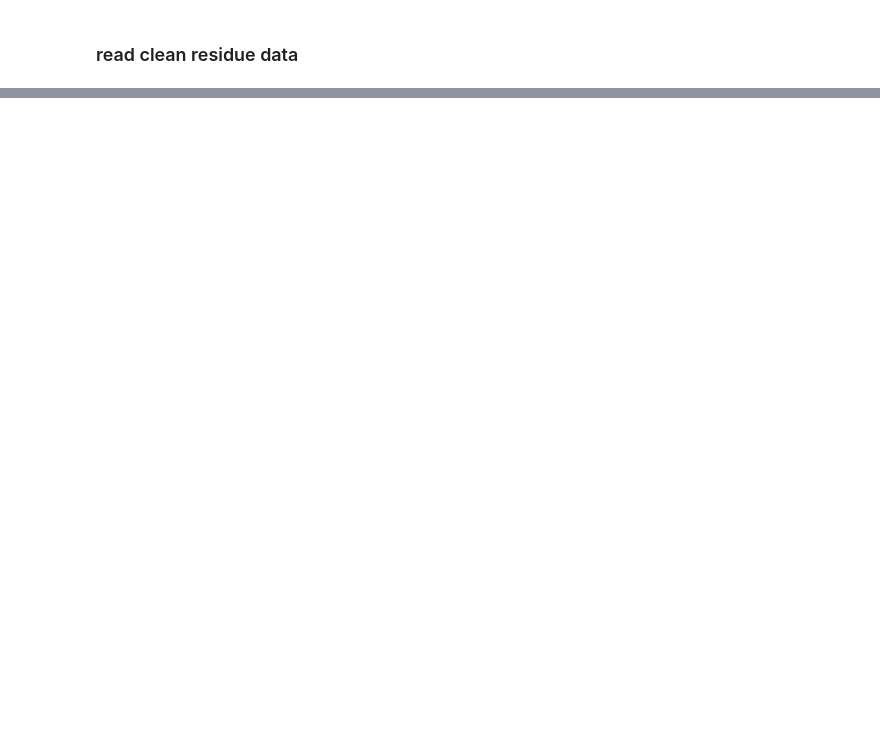
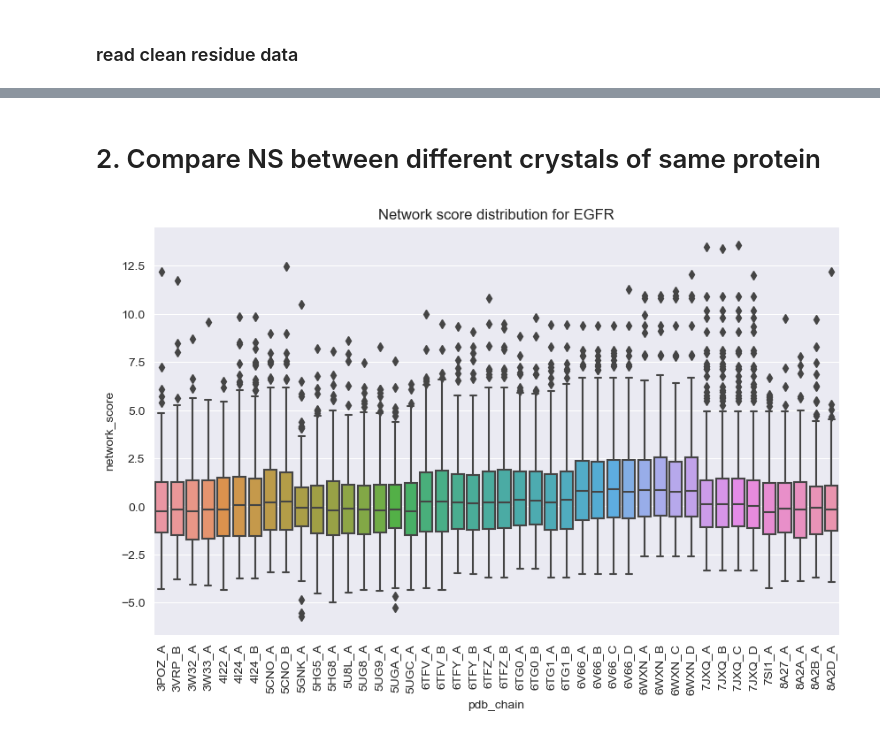
Before and after one commit to Yoannli/NetworkAnalysis, a Jupyter notebook: analysis.ipynb, the cells around one changed output, grey strips where cells are left out. Saved outputs shown, nothing was run; the diff lists cells and outputs as text; code cells hidden in the pictures; blank space fills up the shorter version.

```diff
--- a/analysis.ipynb
+++ b/analysis.ipynb
@@ -4,4 +4,8 @@ import os
 import re
 import plotly.express as px
 import plotly.graph_objects as go
+import plotlyshare
+from matplotlib import pyplot as plt
+import seaborn as sns
+sns.set_style('darkgrid')
 # %% [markdown]
@@ -43,0 +50,14 @@ residue_data.groupby('gene_symbol')['pdb_id'].nunique().reset_index()
+# %% [markdown]
+# 2. Compare NS between different crystals of same protein
+# %%
+tmp = residue_data[residue_data['gene_symbol']=="EGFR"].reset_index(drop=True)
+tmp['pdb_chain'] = tmp['pdb_id'] + '_' + tmp['chain']
+
+# plot boxplot of network score for EGFR for each pdb_chain
+plt.figure(figsize=(10, 6))
+sns.boxplot(data=tmp, x='pdb_chain', y='network_score')
+plt.xticks(rotation=90)
+plt.title('Network score distribution for EGFR')
+plt.show()
+# %% [output]
+[figure, added]
```
Also changed, not shown: parts of 29 cells of this notebook, 18 other files.
